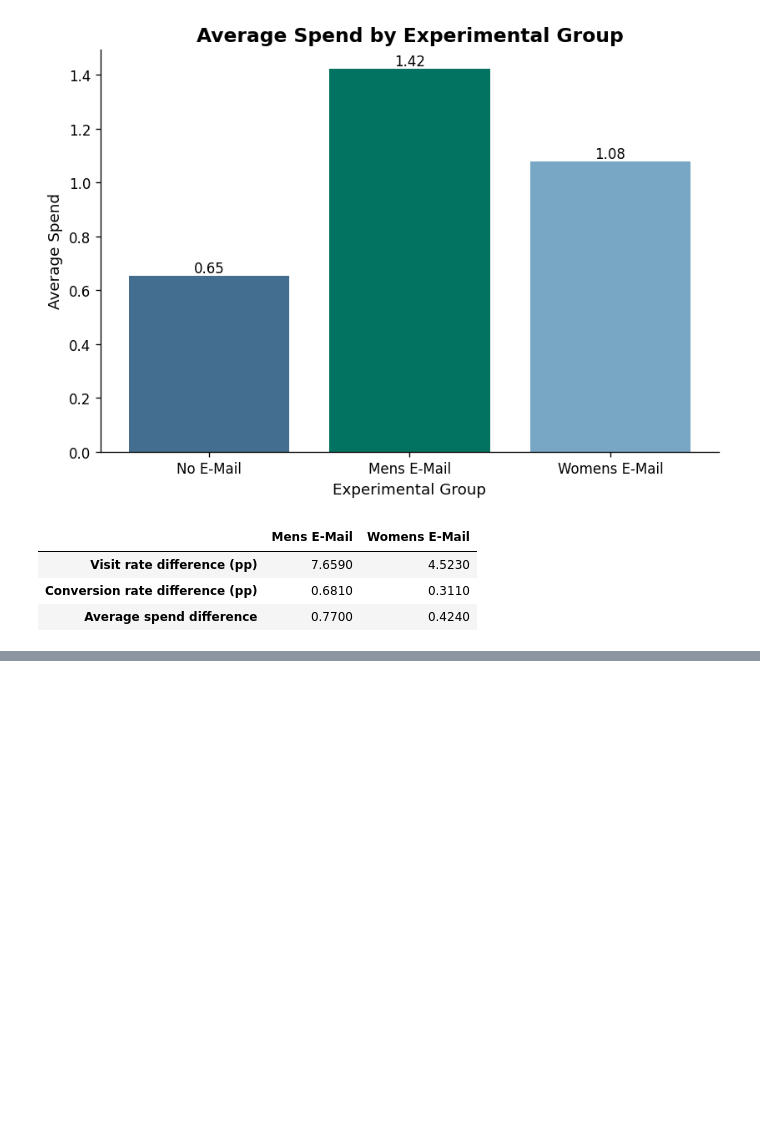
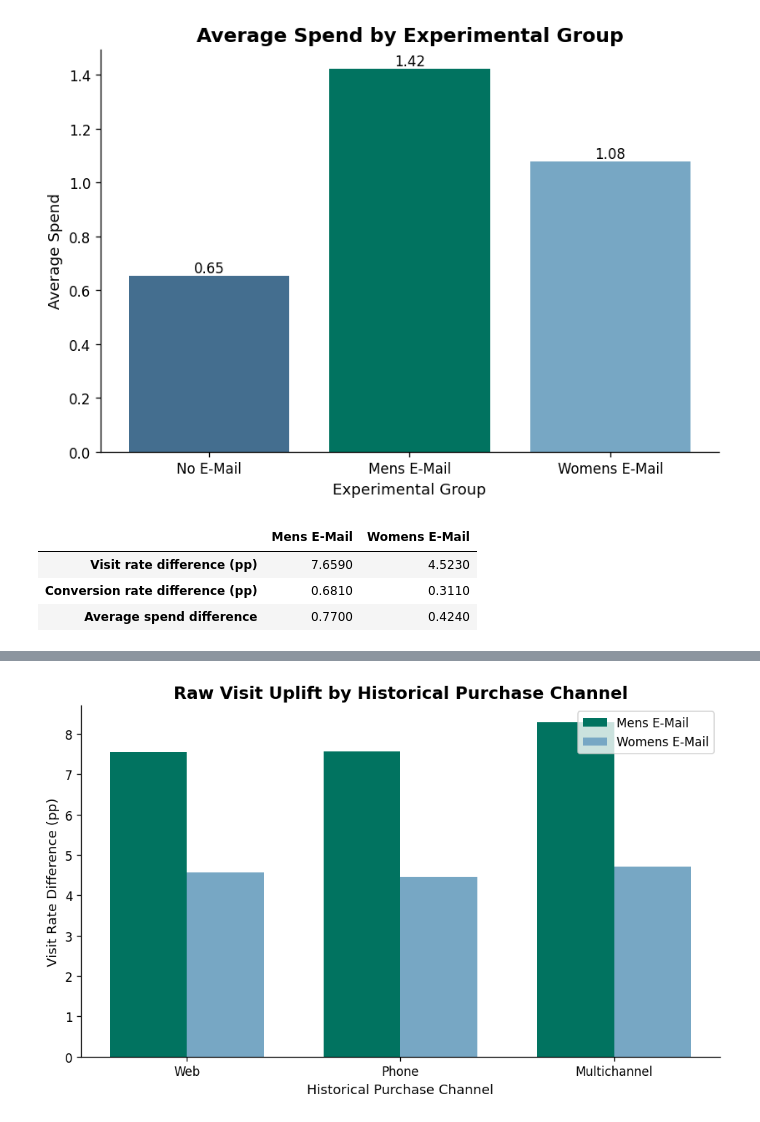
Before and after one commit to nguyen-lam-phuong-thao/uplift-customer-selection, a Jupyter notebook: notebooks/phase3_hillstrom/01_hillstrom_eda.ipynb, the cells around one changed output, grey strips where cells are left out. Cells and saved outputs as stored; diff of their text form; code cells hidden in the pictures; blank space fills up the shorter version.

```diff
--- a/notebooks/phase3_hillstrom/01_hillstrom_eda.ipynb
+++ b/notebooks/phase3_hillstrom/01_hillstrom_eda.ipynb
@@ -1266,0 +1117,33 @@ The observed difference is smaller than for product affinity, so this is treated
+# %%
+x = np.arange(len(channel_order))
+width = 0.36
+
+fig, ax = plt.subplots(figsize=(8, 5))
+
+ax.bar(
+    x - width / 2,
+    channel_uplift["Mens E-Mail"],
+    width,
+    color=COLORS["pacific_green"],
+    label="Mens E-Mail",
+)
+
+ax.bar(
+    x + width / 2,
+    channel_uplift["Womens E-Mail"],
+    width,
+    color=COLORS["serene_sea"],
+    label="Womens E-Mail",
+)
+
+ax.set_title("Raw Visit Uplift by Historical Purchase Channel")
+ax.set_xlabel("Historical Purchase Channel")
+ax.set_ylabel("Visit Rate Difference (pp)")
+ax.set_xticks(x)
+ax.set_xticklabels(channel_order)
+ax.legend()
+
+plt.tight_layout()
+plt.show()
+# %% [output]
+[figure, added]
```
Also changed, not shown: parts of 51 cells of this notebook, 4 other files.
